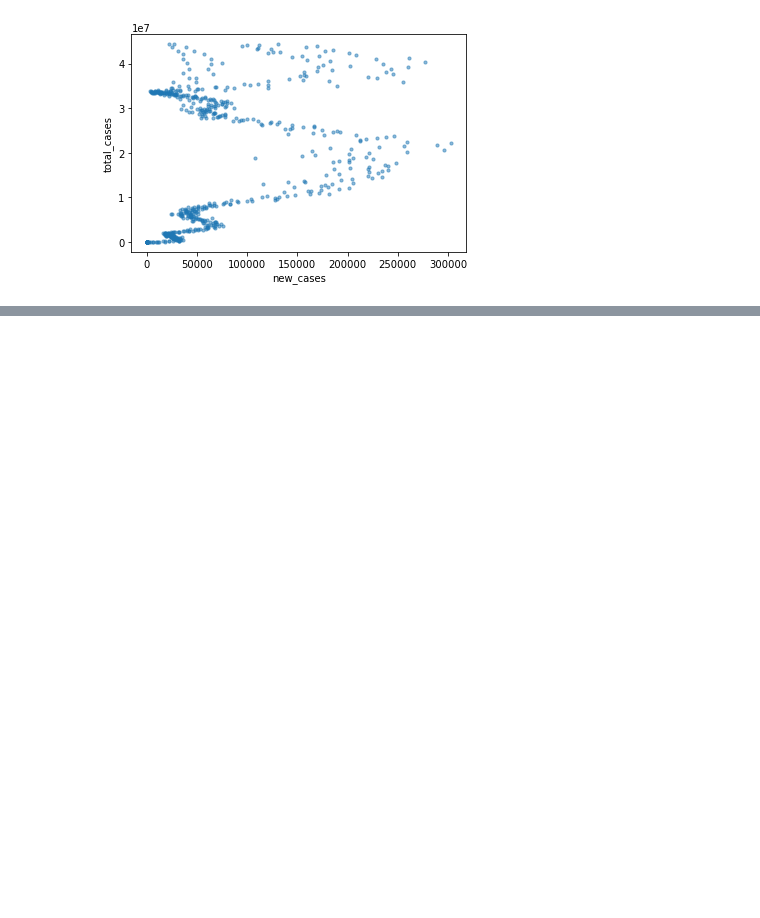
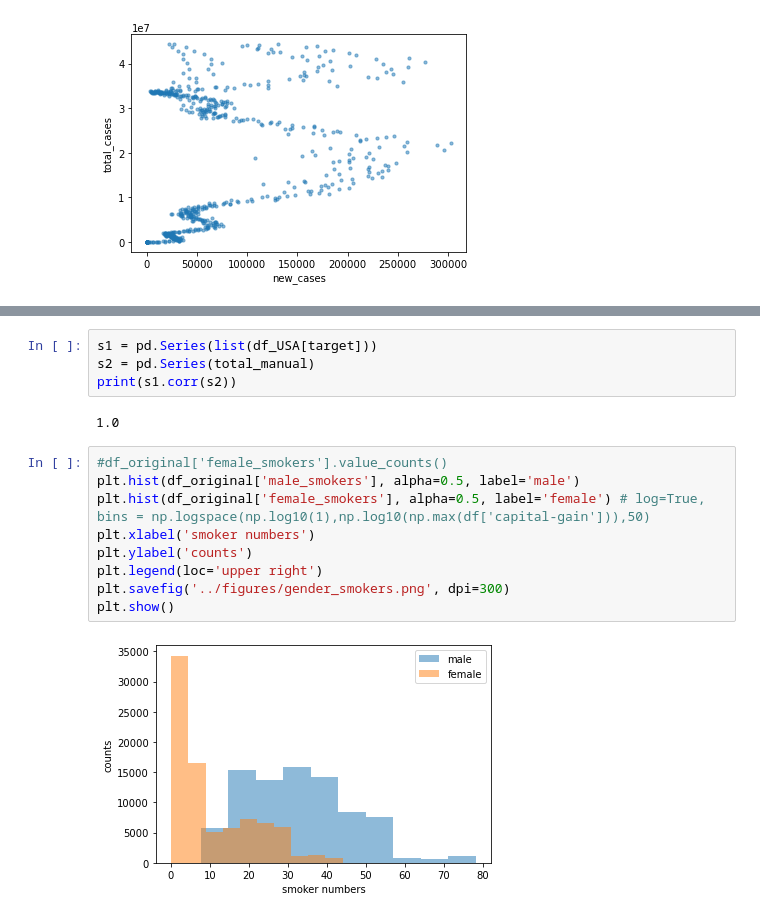
Before and after one commit to 7ericany/1030Project, a Jupyter notebook: src/1030project.ipynb, the cells around one changed output, grey strips where cells are left out. Saved outputs shown, nothing was run; the diff lists cells and outputs as text; blank space fills up the shorter version.

```diff
--- a/src/1030project.ipynb
+++ b/src/1030project.ipynb
@@ -397,0 +267,17 @@ for i in range(5):
+# %%
+s1 = pd.Series(list(df_USA[target]))
+s2 = pd.Series(total_manual)
+print(s1.corr(s2))
+# %% [output]
+1.0
+# %%
+#df_original['female_smokers'].value_counts()
+plt.hist(df_original['male_smokers'], alpha=0.5, label='male')
+plt.hist(df_original['female_smokers'], alpha=0.5, label='female') # log=True, bins = np.logspace(np.log10(1),np.log10(np.max(df['capital-gain'])),50)
+plt.xlabel('smoker numbers')
+plt.ylabel('counts')
+plt.legend(loc='upper right')
+plt.savefig('../figures/gender_smokers.png', dpi=300)
+plt.show()
+# %% [output]
+[figure, added]
```
Also changed, not shown: parts of 23 cells of this notebook, 7 other files.
